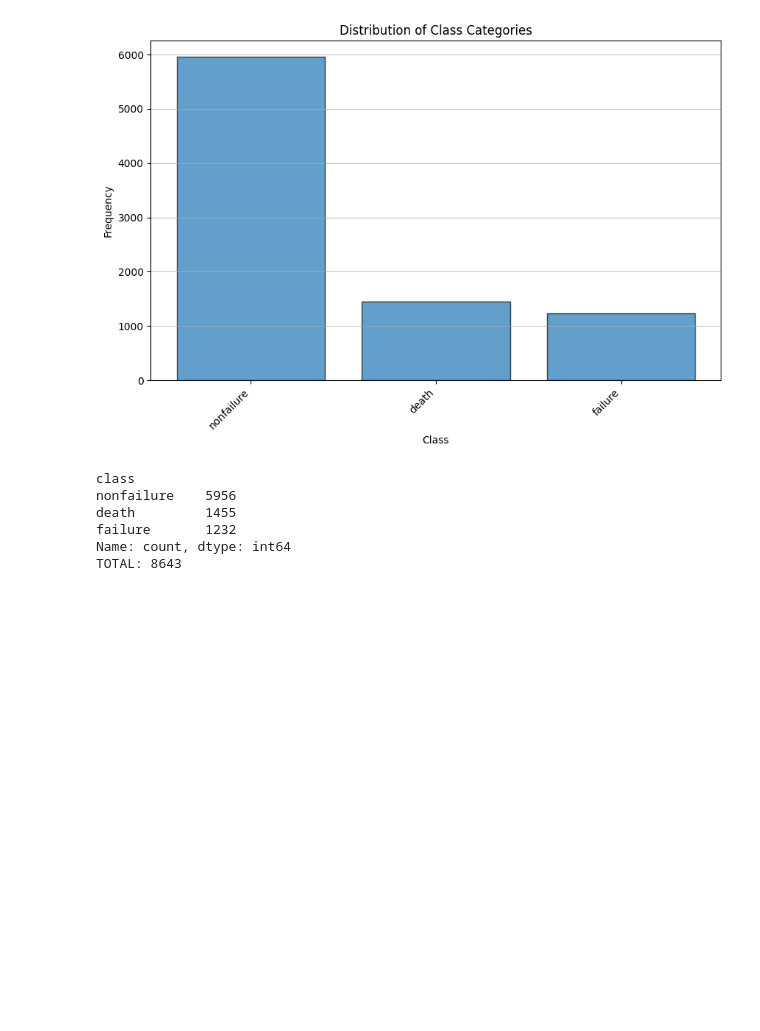
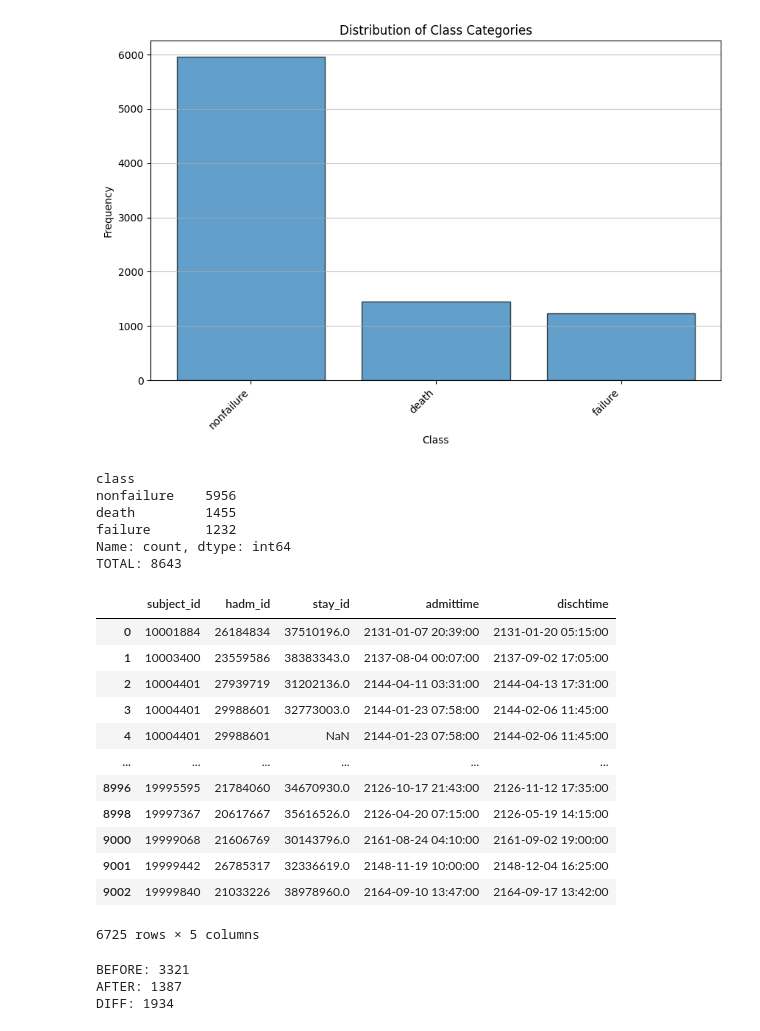
Before and after one commit to sujungleeml/P1_extubationfailure, a Jupyter notebook: 이수정/mimic4_ext_codes/00_subjectlist_prepare02_alignment.ipynb, the cells around one changed output. Drawn from its saved outputs; the diff is of its cells as text; code cells hidden in the pictures; blank space fills up the shorter version.

```diff
--- a/이수정/mimic4_ext_codes/00_subjectlist_prepare02_alignment.ipynb
+++ b/이수정/mimic4_ext_codes/00_subjectlist_prepare02_alignment.ipynb
@@ -572,3 +622,31 @@ death         1455
 failure       1232
 Name: count, dtype: int64
 TOTAL: 8643
+# %%
+sub1list
+# %% [output]
+|  | subject_id | hadm_id | stay_id | admittime | dischtime |
+| 0 | 10001884 | 26184834 | 37510196.0 | 2131-01-07 20:39:00 | 2131-01-20 05:15:00 |
+| 1 | 10003400 | 23559586 | 38383343.0 | 2137-08-04 00:07:00 | 2137-09-02 17:05:00 |
+| 2 | 10004401 | 27939719 | 31202136.0 | 2144-04-11 03:31:00 | 2144-04-13 17:31:00 |
+| 3 | 10004401 | 29988601 | 32773003.0 | 2144-01-23 07:58:00 | 2144-02-06 11:45:00 |
+| 4 | 10004401 | 29988601 | NaN | 2144-01-23 07:58:00 | 2144-02-06 11:45:00 |
+| ... | ... | ... | ... | ... | ... |
+| 8996 | 19995595 | 21784060 | 34670930.0 | 2126-10-17 21:43:00 | 2126-11-12 17:35:00 |
+| 8998 | 19997367 | 20617667 | 35616526.0 | 2126-04-20 07:15:00 | 2126-05-19 14:15:00 |
+| 9000 | 19999068 | 21606769 | 30143796.0 | 2161-08-24 04:10:00 | 2161-09-02 19:00:00 |
+| 9001 | 19999442 | 26785317 | 32336619.0 | 2148-11-19 10:00:00 | 2148-12-04 16:25:00 |
+| 9002 | 19999840 | 21033226 | 38978960.0 | 2164-09-10 13:47:00 | 2164-09-17 13:42:00 |
+6725 rows × 5 columns
+# %%
+# 결측치 숫자 전후 비교
+original_null_row_count = ((subjects_df_original.intubationtime.isna()) | (subjects_df_original.extubationtime.isna())).sum()
+adjusted_null_row_count = ((subjectlist1.intubationtime.isna()) | (subjectlist1.extubationtime.isna())).sum()
+
+print(f'BEFORE: {original_null_row_count}')
+print(f'AFTER: {adjusted_null_row_count}')
+print(f'DIFF: {original_null_row_count - adjusted_null_row_count}')
+# %% [output]
+BEFORE: 3321
+AFTER: 1387
+DIFF: 1934
```
Also changed, not shown: parts of 17 cells of this notebook, 2 other files.
